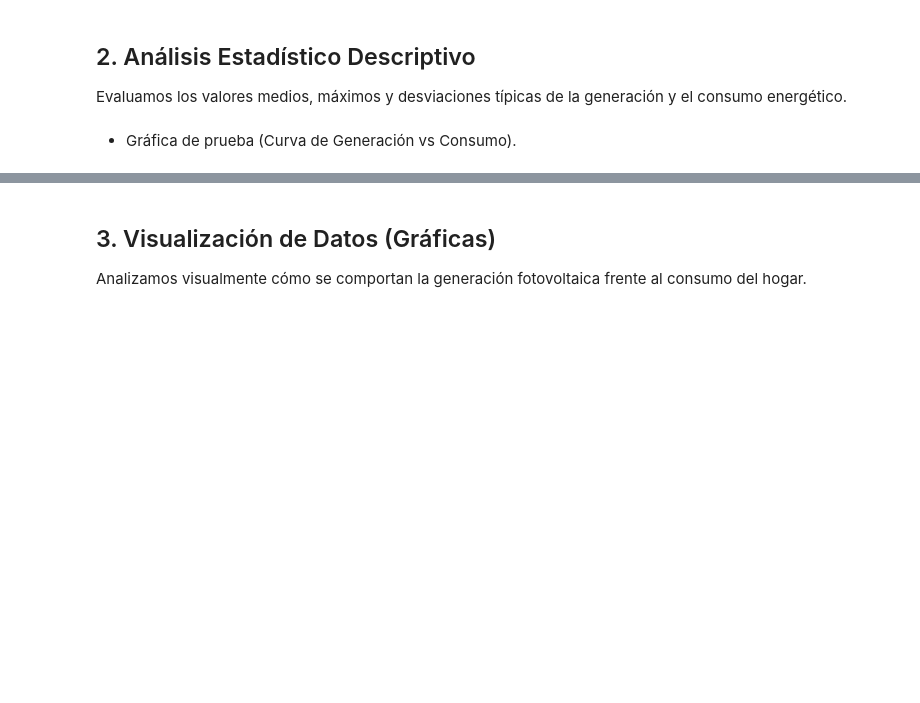
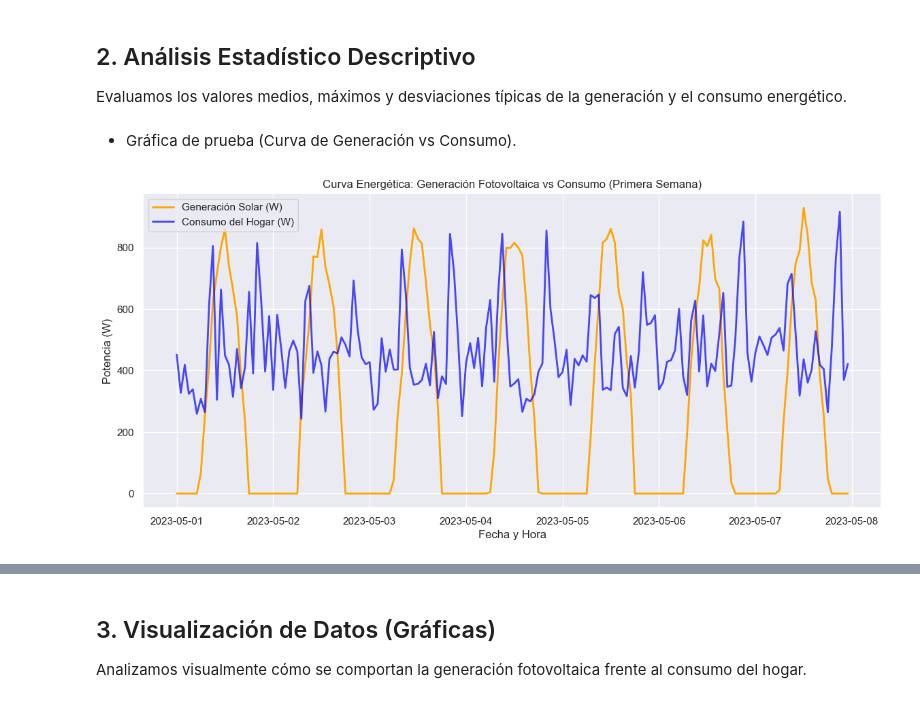
Before and after one commit to proyectotalentosinfronteras/Start-Energy-AI, a Jupyter notebook: notebooks/Start Energy AI - Proyecto Módulo 6.ipynb, the cells around one changed output, grey strips where cells are left out. Saved outputs shown, nothing was run; the diff lists cells and outputs as text; code cells hidden in the pictures; blank space fills up the shorter version.

```diff
--- a/notebooks/Start Energy AI - Proyecto Módulo 6.ipynb
+++ b/notebooks/Start Energy AI - Proyecto Módulo 6.ipynb
@@ -18,3 +10,10 @@ sns.set_theme(style="darkgrid")
+# %%
+import pandas as pd
+import numpy as np
+import matplotlib.pyplot as plt
+import seaborn as sns
+
+sns.set_theme(style="darkgrid")
 # %% [markdown]
 ## - Dataset
 # %%
@@ -22,7 +21,12 @@ sns.set_theme(style="darkgrid")
 # df = pd.read_csv('../data/vuestro_archivo.csv')
 
 # Generamos datos temporales de prueba (un mes)
-fechas = pd.date_range(start='2026-05-01', end='2026-05-31 23:00:00', freq='H')
+
+fechas = pd.date_range(
+    start='2023-05-01',
+    end='2023-05-31 23:00:00',
+    freq='h'
+)
 np.random.seed(42)
 horas = fechas.hour
 
@@ -68,10 +112,30 @@ Evaluamos los valores medios, máximos y desviaciones típicas de la generación
 - Gráfica de prueba (Curva de Generación vs Consumo).
 # %%
 plt.figure(figsize=(14, 6))
-plt.plot(df_mock.index[:168], df_mock['generacion_solar'][:168], label='Generación Solar (W)', color='orange')
-plt.plot(df_mock.index[:168], df_mock['consumo_hogar'][:168], label='Consumo del Hogar (W)', color='blue', alpha=0.7)
-plt.title('Simulación de la primera semana: Generación vs Consumo Energético')
+
+plt.plot(
+    df.index[:168],
+    df['generacion_solar'][:168],
+    label='Generación Solar (W)',
+    color='orange',
+    linewidth=2
+)
+
+plt.plot(
+    df.index[:168],
+    df['consumo_hogar'][:168],
+    label='Consumo del Hogar (W)',
+    color='blue',
+    linewidth=2,
+    alpha=0.7
+)
+
+plt.title('Curva Energética: Generación Fotovoltaica vs Consumo (Primera Semana)')
 plt.xlabel('Fecha y Hora')
-plt.ylabel('Potencia (Watts)')
+plt.ylabel('Potencia (W)')
 plt.legend()
+plt.grid(True)
+
 plt.show()
+# %% [output]
+[figure, added]
```
Also changed, not shown: parts of 10 cells of this notebook, 1 other file.
